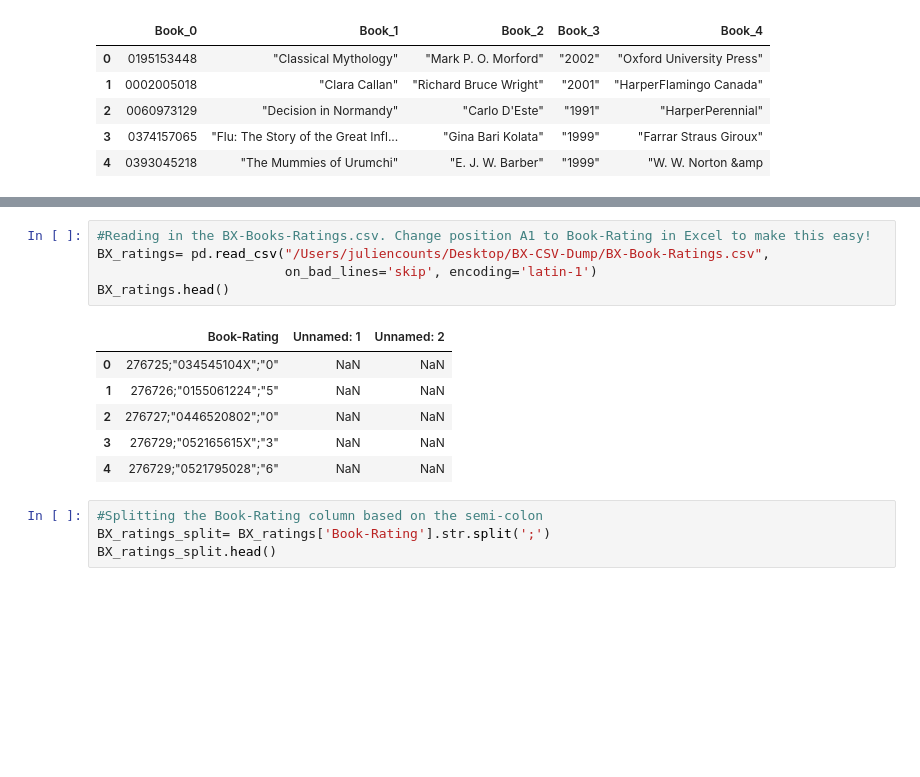
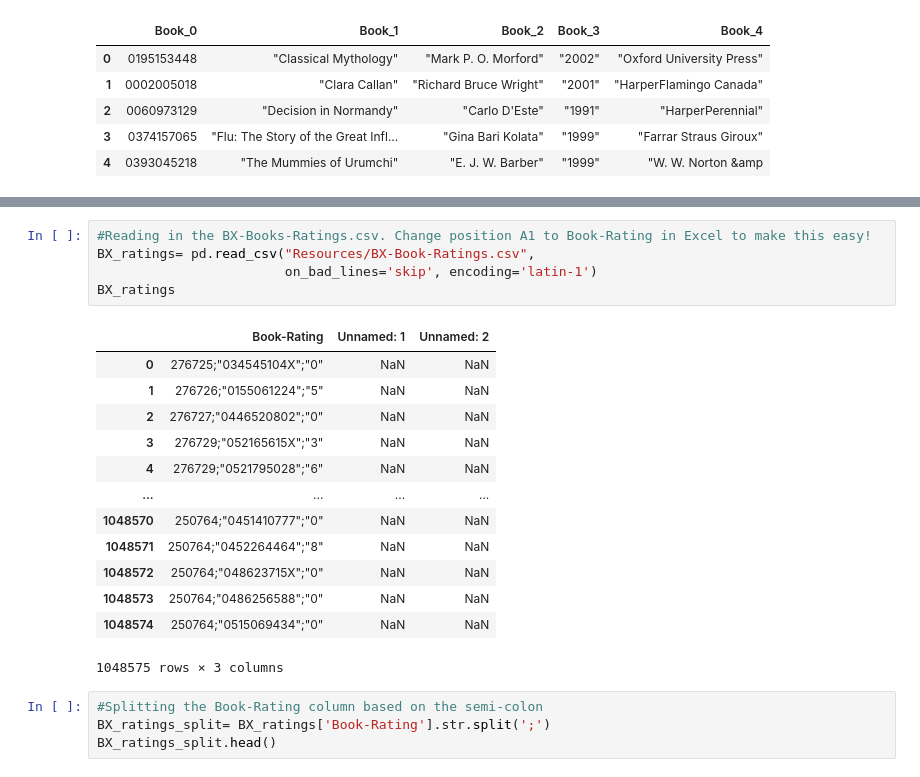
Before and after one commit to kalashnikovkid/Final_Project_4, a Jupyter notebook: BX_ETL.ipynb, the cells around one changed output, grey strips where cells are left out. Saved outputs shown, nothing was run; the diff lists cells and outputs as text; blank space fills up the shorter version.

```diff
--- a/BX_ETL.ipynb
+++ b/BX_ETL.ipynb
@@ -74,15 +92,22 @@ BX_1.head()
 # %%
 #Reading in the BX-Books-Ratings.csv. Change position A1 to Book-Rating in Excel to make this easy!
-BX_ratings= pd.read_csv("/Users/juliencounts/Desktop/BX-CSV-Dump/BX-Book-Ratings.csv",
+BX_ratings= pd.read_csv("Resources/BX-Book-Ratings.csv",
                         on_bad_lines='skip', encoding='latin-1')
-BX_ratings.head()
+BX_ratings
 # %% [output]
 |  | Book-Rating | Unnamed: 1 | Unnamed: 2 |
 | 0 | 276725;"034545104X";"0" | NaN | NaN |
 | 1 | 276726;"0155061224";"5" | NaN | NaN |
 | 2 | 276727;"0446520802";"0" | NaN | NaN |
 | 3 | 276729;"052165615X";"3" | NaN | NaN |
 | 4 | 276729;"0521795028";"6" | NaN | NaN |
+| ... | ... | ... | ... |
+| 1048570 | 250764;"0451410777";"0" | NaN | NaN |
+| 1048571 | 250764;"0452264464";"8" | NaN | NaN |
+| 1048572 | 250764;"048623715X";"0" | NaN | NaN |
+| 1048573 | 250764;"0486256588";"0" | NaN | NaN |
+| 1048574 | 250764;"0515069434";"0" | NaN | NaN |
+1048575 rows × 3 columns
 # %%
 #Splitting the Book-Rating column based on the semi-colon
 BX_ratings_split= BX_ratings['Book-Rating'].str.split(';')
```
Also changed, not shown: parts of 18 cells of this notebook, 8 other files.
